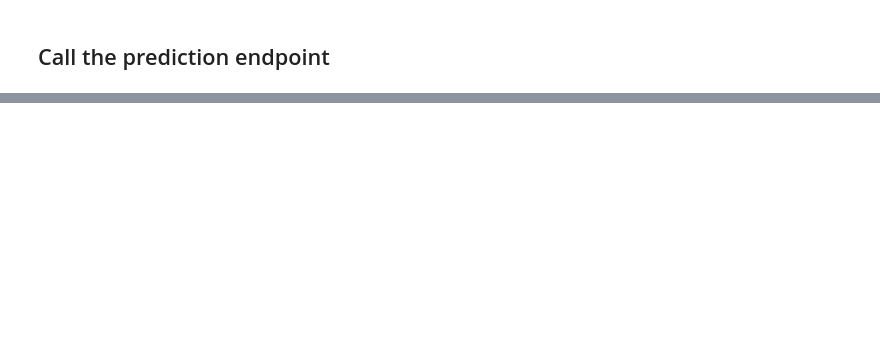
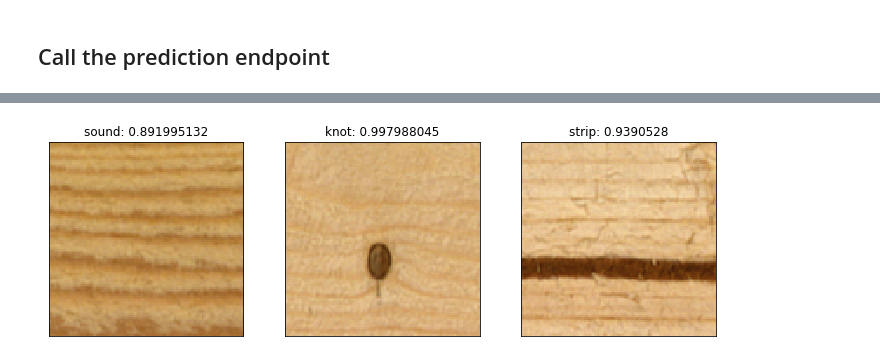
Before and after one commit to BienioM/CognitiveServicesWorkshop, a Jupyter notebook: Lab02-CustomVision/predict.ipynb, the cells around one changed output, grey strips where cells are left out. Cells and saved outputs as stored; diff of their text form; code cells hidden in the pictures; blank space fills up the shorter version.

```diff
--- a/Lab02-CustomVision/predict.ipynb
+++ b/Lab02-CustomVision/predict.ipynb
@@ -28,0 +35,28 @@ results
+# %%
+from azure.cognitiveservices.vision.customvision.prediction import prediction_endpoint
+from azure.cognitiveservices.vision.customvision.prediction.prediction_endpoint import models
+
+def classify_image(image_path):
+    predictor = prediction_endpoint.PredictionEndpoint(PREDICTION_KEY)
+    with open(image_path, mode='rb') as image:
+      result = predictor.predict_image(PROJECT_ID, image)
+
+    probs = [prediction.probability for prediction in result.predictions]
+    max_prob = max(probs)
+    max_index = probs.index(max_prob)
+    tag = result.predictions[max_index].tag_name
+
+    return tag, max_prob
+# %%
+figsize=(10, 8)
+fig, axis = plt.subplots(len(images)//3, 3, figsize=figsize)
+fig.tight_layout()
+for ax, image_path in zip(axis.flat[0:], images):
+    tag, prob = classify_image(image_path)
+    ax.set_title(tag + ': ' + str(prob))
+    ax.get_xaxis().set_visible(False)
+    ax.get_yaxis().set_visible(False)
+    image = Image.open(image_path)
+    ax.imshow(image)
+# %% [output]
+[figure, added]
```
Also changed, not shown: parts of 8 cells of this notebook, 19 other files.
